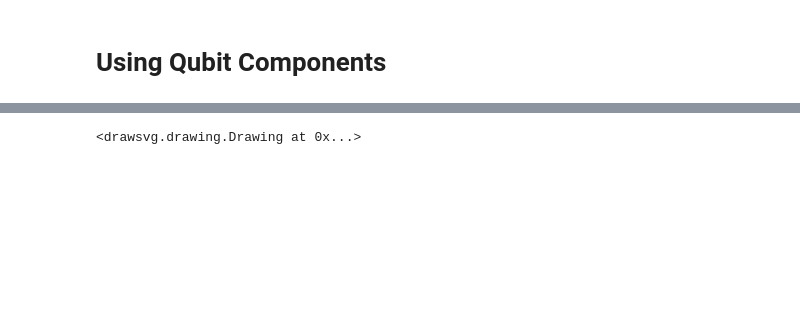
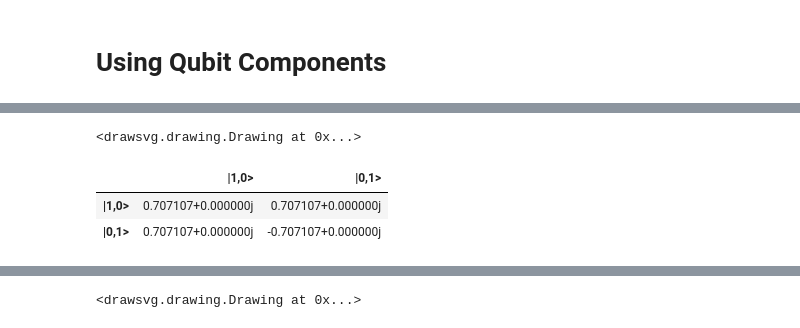
Before and after one commit to Aegiq/lightworks, a Jupyter notebook: docs/source/tutorials/qubit.ipynb, the cells around one changed output, grey strips where cells are left out. Saved outputs shown, nothing was run; the diff lists cells and outputs as text; code cells hidden in the pictures; blank space fills up the shorter version.

Commit message:
Completed qubit demo notebook

```diff
--- a/docs/source/tutorials/qubit.ipynb
+++ b/docs/source/tutorials/qubit.ipynb
@@ -9,0 +9,5 @@ from lightworks import emulator
+# %%
+hadamard = lw.qubit.H()
+
+from lightworks import qubit # Could go at the top of the notebook
+hadamard = qubit.H()
@@ -9,0 +20,17 @@ from lightworks import emulator
+# %%
+circuit = lw.Circuit(2) # Dual rail circuit
+
+circuit.add(hadamard, 0) # Add hadamard
+
+circuit.display(mode_labels = ["|0>", "|1>"])
+
+sim = emulator.Simulator(circuit)
+#                                 |0>              |1>
+results = sim.simulate([lw.State([1,0]), lw.State([0,1])])
+
+results.display_as_dataframe()
+# %% [output]
+<drawsvg.drawing.Drawing at 0x...>
+|  | |1,0> | |0,1> |
+| |1,0> | 0.707107+0.000000j | 0.707107+0.000000j |
+| |0,1> | 0.707107+0.000000j | -0.707107+0.000000j |
```
Also changed, not shown: parts of 13 cells of this notebook.
